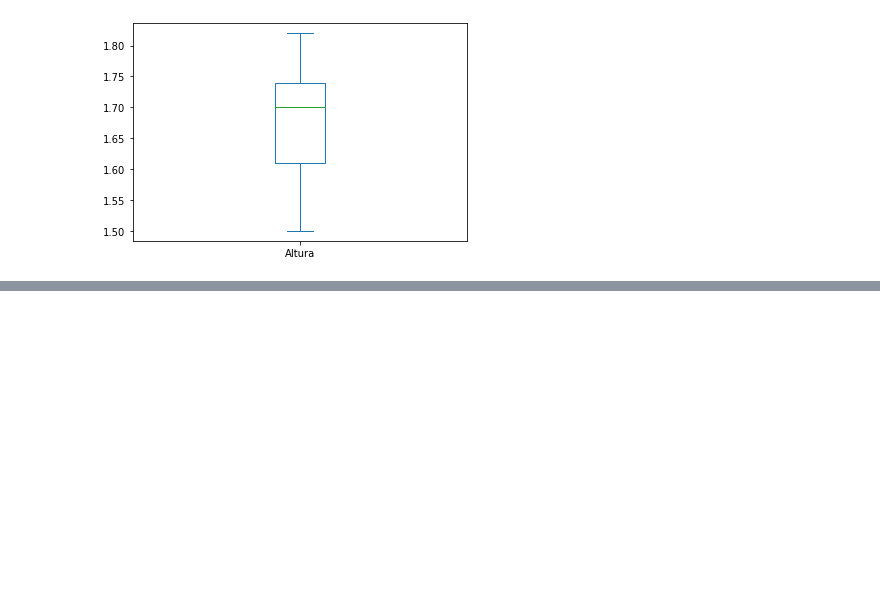
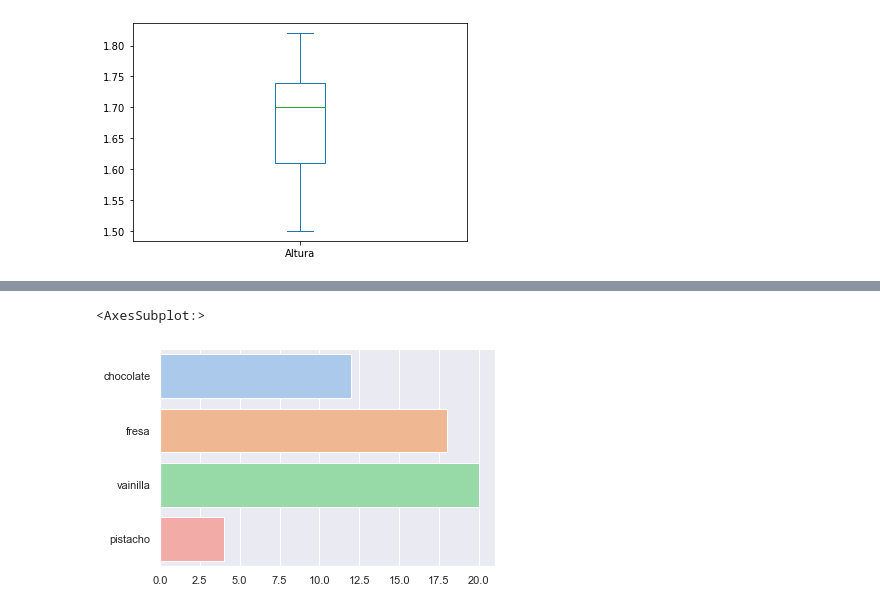
Before and after one commit to 2020freddyoscar2021/py_PYTHON, a Jupyter notebook: TUTO-Graficos.ipynb, the cells around one changed output, grey strips where cells are left out. Drawn from its saved outputs; the diff is of its cells as text; code cells hidden in the pictures; blank space fills up the shorter version.

```diff
--- a/TUTO-Graficos.ipynb
+++ b/TUTO-Graficos.ipynb
@@ -78,0 +93,8 @@ df.Altura.plot.box()
+# %%
+# barra horizontal
+barras = ["chocolate","fresa","vainilla","pistacho"] # sabores de helados
+preferencias = np.array([12,18,20,4]) # cuantos prefieren cada sabor
+sb.barplot(preferencias, barras, orient= "h", palette= "pastel") #observa el cambio en las dos categorias
+# %% [output]
+<AxesSubplot:>
+[figure, added]
```
Also changed, not shown: parts of 3 cells of this notebook.
